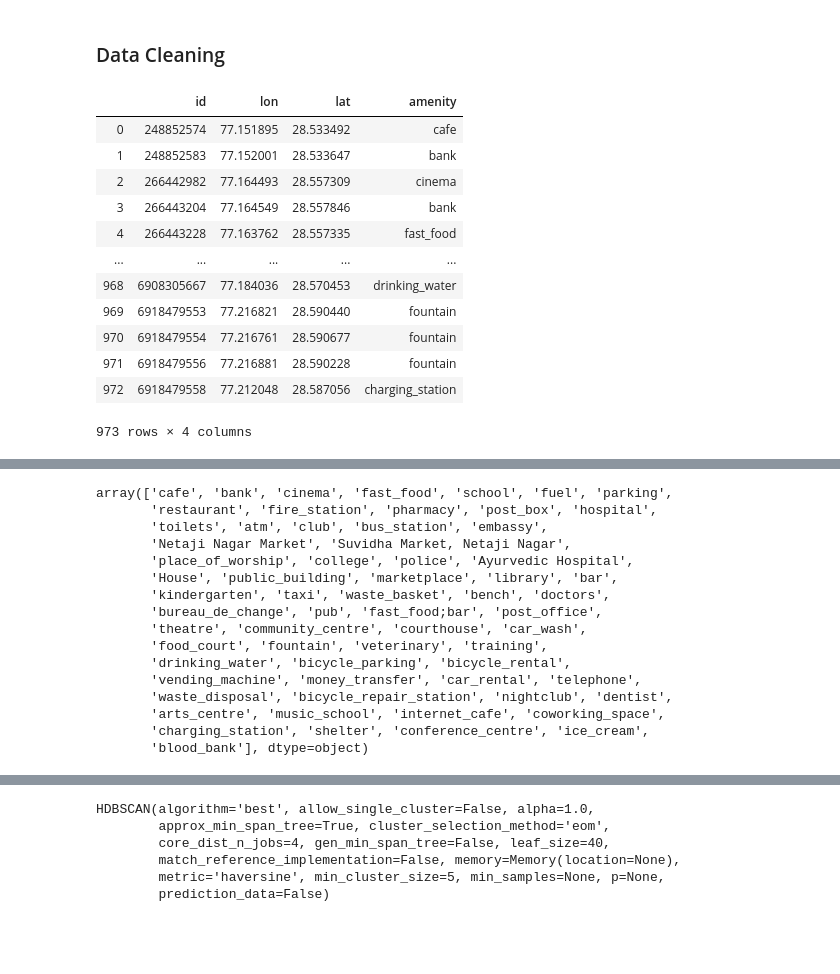
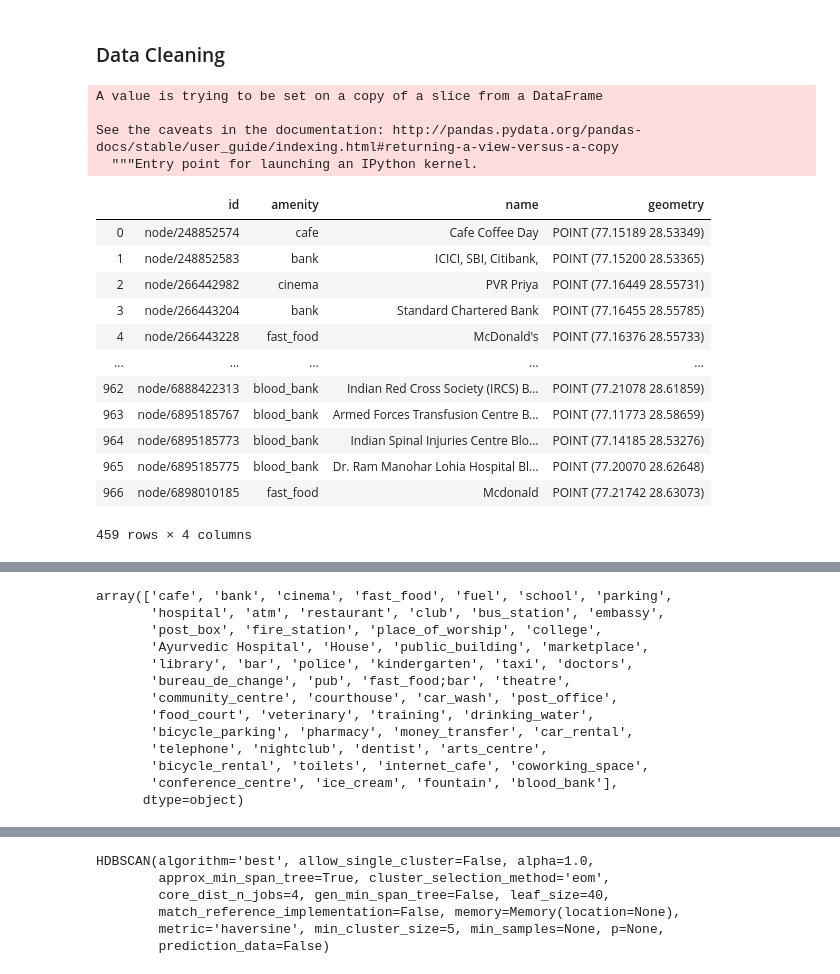
Before and after one commit to sourishsarmah/Commercial_Centers_using_POI_data, a Jupyter notebook: Commercial_Clusters_using_POI.ipynb, the cells around one changed output, grey strips where cells are left out. Drawn from its saved outputs; the diff is of its cells as text; code cells hidden in the pictures; blank space fills up the shorter version.

Commit message:
Replaced Pandas with GeoPandas

```diff
--- a/Commercial_Clusters_using_POI.ipynb
+++ b/Commercial_Clusters_using_POI.ipynb
@@ -44,7 +26,7 @@ nodes
 # %% [markdown]
 ## Load Data to Pandas Dataframe
 # %%
-# import geopandas as gpd
+import geopandas as gpd
 
-# gdf = gpd.read_file('NewDelhi.geojson')
-# gdf
+gdf = gpd.read_file('NewDelhi.geojson')
+gdf
@@ -53,3 +57,3 @@ nodes
 # %%
-# gdf = gdf[['id','amenity', 'name', 'geometry']]
-# gdf
+gdf = gdf[['id','amenity', 'name', 'geometry']]
+gdf
@@ -80,22 +74,26 @@ df
 # %% [markdown]
 ### Data Cleaning
 # %%
-df.dropna(inplace=True)
-df
+gdf.dropna(inplace=True)
+gdf
 # %% [output]
+A value is trying to be set on a copy of a slice from a DataFrame
+
+See the caveats in the documentation: http://pandas.pydata.org/pandas-docs/stable/user_guide/indexing.html#returning-a-view-versus-a-copy
+  """Entry point for launching an IPython kernel.
-|  | id | lon | lat | amenity |
-| 0 | 248852574 | 77.151895 | 28.533492 | cafe |
-| 1 | 248852583 | 77.152001 | 28.533647 | bank |
-| 2 | 266442982 | 77.164493 | 28.557309 | cinema |
-| 3 | 266443204 | 77.164549 | 28.557846 | bank |
-| 4 | 266443228 | 77.163762 | 28.557335 | fast_food |
+|  | id | amenity | name | geometry |
+| 0 | node/248852574 | cafe | Cafe Coffee Day | POINT (77.15189 28.53349) |
+| 1 | node/248852583 | bank | ICICI, SBI, Citibank, | POINT (77.15200 28.53365) |
+| 2 | node/266442982 | cinema | PVR Priya | POINT (77.16449 28.55731) |
+| 3 | node/266443204 | bank | Standard Chartered Bank | POINT (77.16455 28.55785) |
+| 4 | node/266443228 | fast_food | McDonald's | POINT (77.16376 28.55733) |
 | ... | ... | ... | ... | ... |
-| 968 | 6908305667 | 77.184036 | 28.570453 | drinking_water |
-| 969 | 6918479553 | 77.216821 | 28.590440 | fountain |
-| 970 | 6918479554 | 77.216761 | 28.590677 | fountain |
-| 971 | 6918479556 | 77.216881 | 28.590228 | fountain |
-| 972 | 6918479558 | 77.212048 | 28.587056 | charging_station |
+| 962 | node/6888422313 | blood_bank | Indian Red Cross Society (IRCS) B... | POINT (77.21078 28.61859) |
+| 963 | node/6895185767 | blood_bank | Armed Forces Transfusion Centre B... | POINT (77.11773 28.58659) |
+| 964 | node/6895185773 | blood_bank | Indian Spinal Injuries Centre Blo... | POINT (77.14185 28.53276) |
+| 965 | node/6895185775 | blood_bank | Dr. Ram Manohar Lohia Hospital Bl... | POINT (77.20070 28.62648) |
+| 966 | node/6898010185 | fast_food | Mcdonald | POINT (77.21742 28.63073) |
-973 rows × 4 columns
+459 rows × 4 columns
 # %%
 import folium
 
@@ -112,24 +110,21 @@ city_map
 # %% [output]
 [interactive output not drawn]
 # %%
-df['amenity'].unique()
+gdf['amenity'].unique()
 # %% [output]
-array(['cafe', 'bank', 'cinema', 'fast_food', 'school', 'fuel', 'parking',
-       'restaurant', 'fire_station', 'pharmacy', 'post_box', 'hospital',
-       'toilets', 'atm', 'club', 'bus_station', 'embassy',
-       'Netaji Nagar Market', 'Suvidha Market, Netaji Nagar',
-       'place_of_worship', 'college', 'police', 'Ayurvedic Hospital',
-       'House', 'public_building', 'marketplace', 'library', 'bar',
-       'kindergarten', 'taxi', 'waste_basket', 'bench', 'doctors',
-       'bureau_de_change', 'pub', 'fast_food;bar', 'post_office',
-       'theatre', 'community_centre', 'courthouse', 'car_wash',
-       'food_court', 'fountain', 'veterinary', 'training',
-       'drinking_water', 'bicycle_parking', 'bicycle_rental',
-       'vending_machine', 'money_transfer', 'car_rental', 'telephone',
-       'waste_disposal', 'bicycle_repair_station', 'nightclub', 'dentist',
-       'arts_centre', 'music_school', 'internet_cafe', 'coworking_space',
-       'charging_station', 'shelter', 'conference_centre', 'ice_cream',
-       'blood_bank'], dtype=object)
+array(['cafe', 'bank', 'cinema', 'fast_food', 'fuel', 'school', 'parking',
+       'hospital', 'atm', 'restaurant', 'club', 'bus_station', 'embassy',
+       'post_box', 'fire_station', 'place_of_worship', 'college',
+       'Ayurvedic Hospital', 'House', 'public_building', 'marketplace',
+       'library', 'bar', 'police', 'kindergarten', 'taxi', 'doctors',
+       'bureau_de_change', 'pub', 'fast_food;bar', 'theatre',
+       'community_centre', 'courthouse', 'car_wash', 'post_office',
+       'food_court', 'veterinary', 'training', 'drinking_water',
+       'bicycle_parking', 'pharmacy', 'money_transfer', 'car_rental',
+       'telephone', 'nightclub', 'dentist', 'arts_centre',
+       'bicycle_rental', 'toilets', 'internet_cafe', 'coworking_space',
+       'conference_centre', 'ice_cream', 'fountain', 'blood_bank'],
+      dtype=object)
 # %%
 commerical_amenities = [
     'cafe', 'bank', 'cinema', 'fast_food', 'school', 'parking','restaurant', 'hospital', 'club', 'bus_station', \
```
Also changed, not shown: parts of 42 cells of this notebook.
